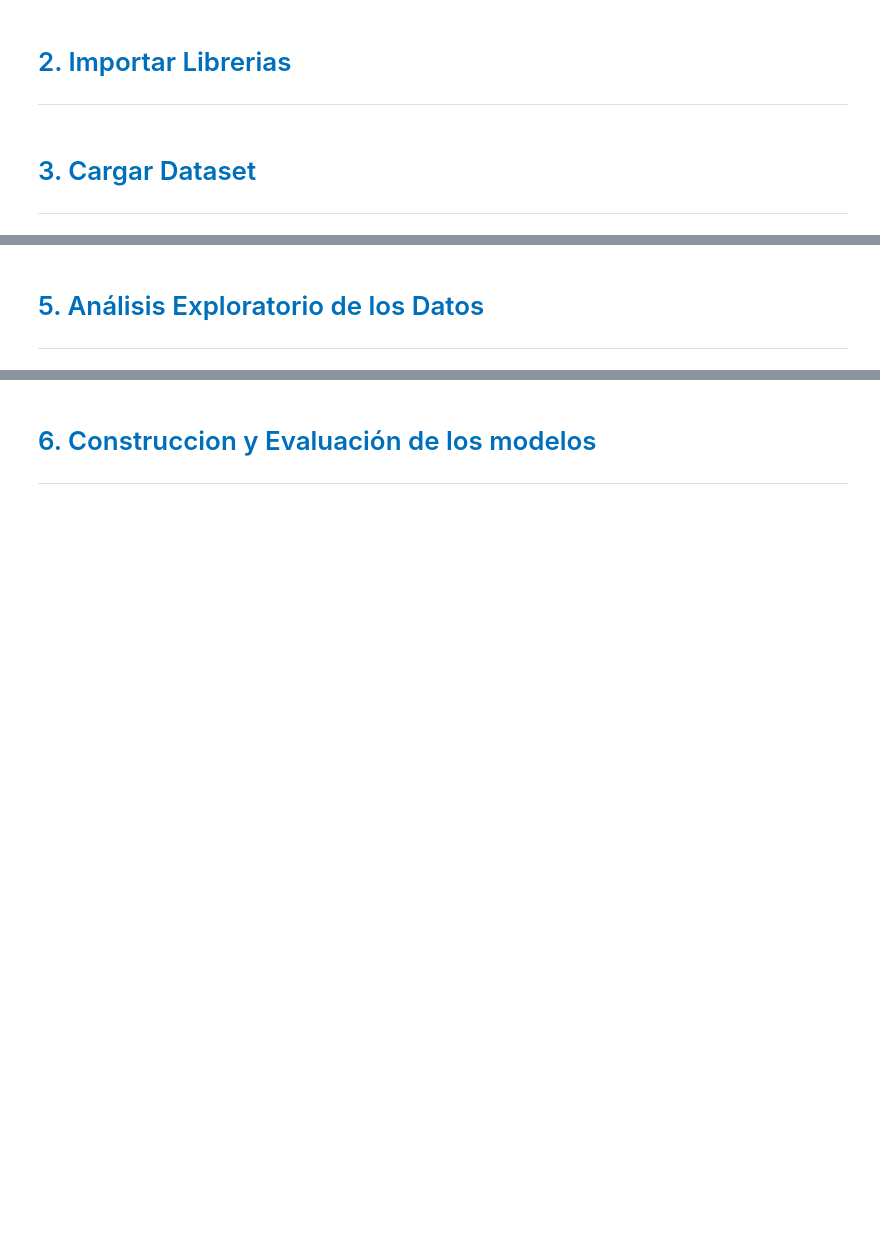
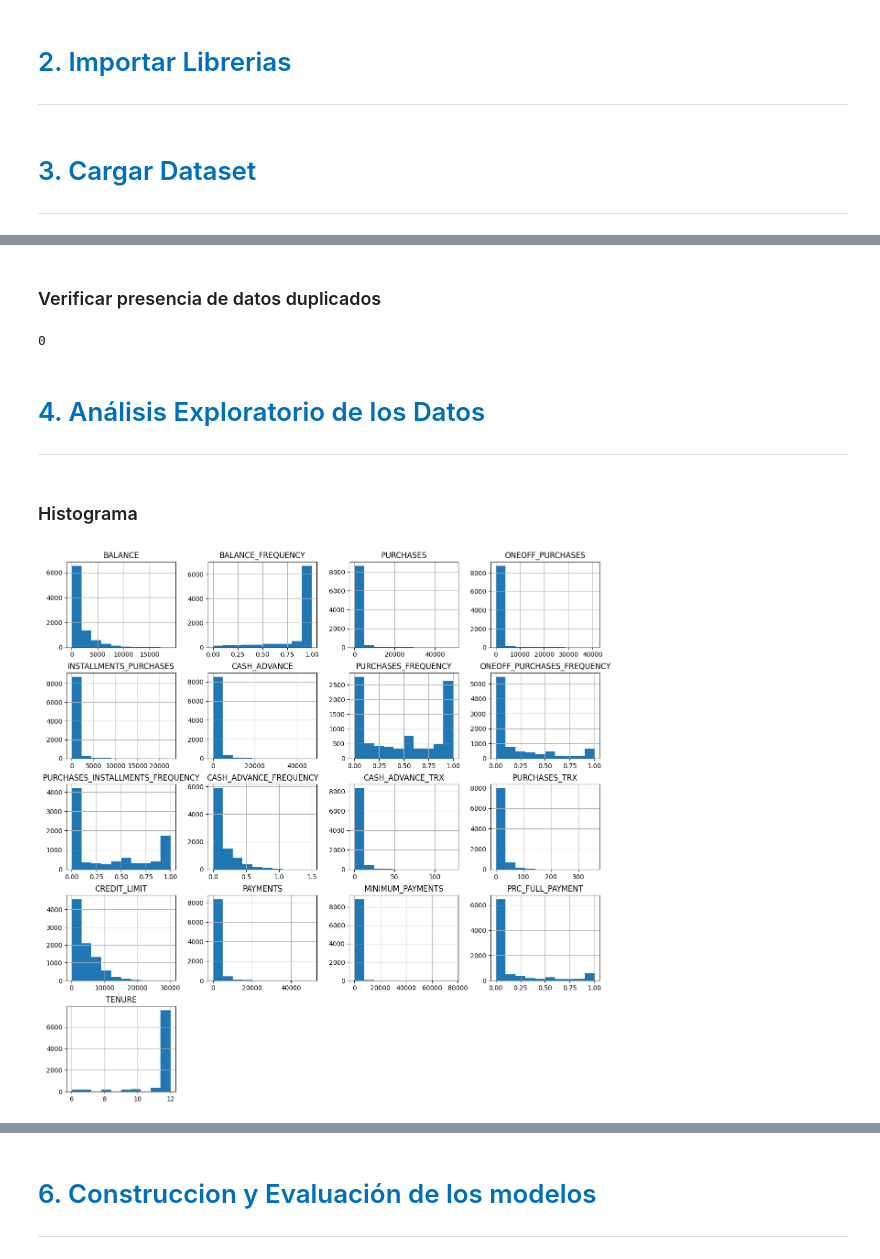
Before and after one commit to Ael-Dev/projects-of-data-science-applied-to-business, a Jupyter notebook: end_to_end/market_segmentation.ipynb/End_to_End_Customer_Segmentation.ipynb, the cells around one changed output, grey strips where cells are left out. Saved outputs shown, nothing was run; the diff lists cells and outputs as text; code cells hidden in the pictures; blank space fills up the shorter version.

```diff
--- a/end_to_end/market_segmentation.ipynb/End_to_End_Customer_Segmentation.ipynb
+++ b/end_to_end/market_segmentation.ipynb/End_to_End_Customer_Segmentation.ipynb
@@ -49,3 +106,6 @@ ___
 <a id="section3"></a>
 # <font color="#006fbb"> 3. Cargar Dataset</font>
 ___
+# %%
+df_raw = pd.read_csv("../../data/Customer.csv")
+df_raw.head()
@@ -55,0 +197,14 @@ ___
+# %%
+# Eliminando dato faltante en la columna "CREDIT_LIMIT"
+df = df_raw.copy()
+df = df.dropna(subset=['CREDIT_LIMIT'])
+
+# Aplicando técnica de knn para la columna "MINIMUM_PAYMENTS"
+# Create a KNN imputer object
+imputer = KNNImputer(n_neighbors=3)
+
+# Impute missing values in 'MINIMUM_PAYMENTS' column
+df['MINIMUM_PAYMENTS'] = imputer.fit_transform(df[['MINIMUM_PAYMENTS']])
+
+print(df.isnull().sum())
+print(df.shape)
@@ -56,5 +231,21 @@ ___
+# %% [markdown]
+### Verificar presencia de datos duplicados
+# %%
+df.duplicated().sum()
+# %% [output]
+0
 # %% [markdown]
 
-<a id="section5"></a>
-# <font color="#006fbb"> 5. Análisis Exploratorio de los Datos</font>
+<a id="section4"></a>
+# <font color="#006fbb"> 4. Análisis Exploratorio de los Datos</font>
 ___
+# %% [markdown]
+### Histograma
+# %%
+# Univariate Histograms
+fig = plt.figure(figsize=(15,15)) # tamaño del lienzo
+ax = fig.gca() # formatear para agrandar la figura
+df.hist(ax=ax)
+plt.show()
+# %% [output]
+[figure, added]
```
Also changed, not shown: parts of 25 cells of this notebook.
